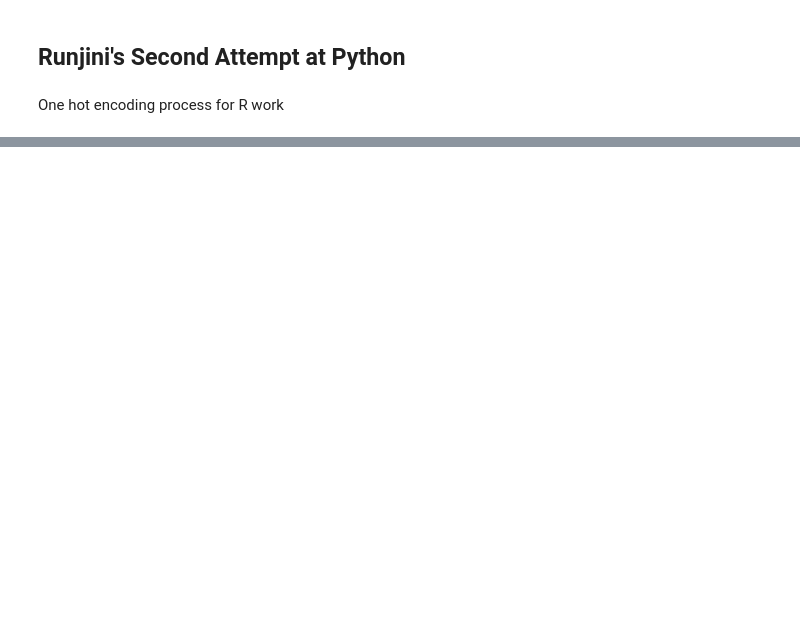
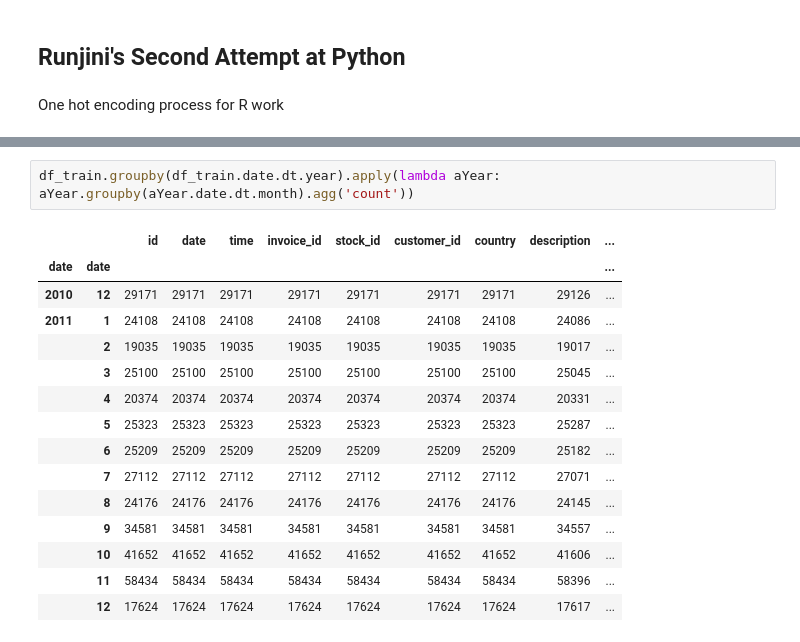
Before and after one commit to hondajyh/RetroSpeckt, a Jupyter notebook: Runjini's Python Experiment.ipynb, the cells around one changed output, grey strips where cells are left out. Saved outputs shown, nothing was run; the diff lists cells and outputs as text; blank space fills up the shorter version.

```diff
--- a/Runjini's Python Experiment.ipynb
+++ b/Runjini's Python Experiment.ipynb
@@ -31,0 +83,18 @@ pd_result
+# %%
+df_train.groupby(df_train.date.dt.year).apply(lambda aYear: aYear.groupby(aYear.date.dt.month).agg('count'))
+# %% [output]
+|  |  | id | date | time | invoice_id | stock_id | customer_id | country | description | ... |
+| date | date |  |  |  |  |  |  |  |  | ... |
+| 2010 | 12 | 29171 | 29171 | 29171 | 29171 | 29171 | 29171 | 29171 | 29126 | ... |
+| 2011 | 1 | 24108 | 24108 | 24108 | 24108 | 24108 | 24108 | 24108 | 24086 | ... |
+|  | 2 | 19035 | 19035 | 19035 | 19035 | 19035 | 19035 | 19035 | 19017 | ... |
+|  | 3 | 25100 | 25100 | 25100 | 25100 | 25100 | 25100 | 25100 | 25045 | ... |
+|  | 4 | 20374 | 20374 | 20374 | 20374 | 20374 | 20374 | 20374 | 20331 | ... |
+|  | 5 | 25323 | 25323 | 25323 | 25323 | 25323 | 25323 | 25323 | 25287 | ... |
+|  | 6 | 25209 | 25209 | 25209 | 25209 | 25209 | 25209 | 25209 | 25182 | ... |
+|  | 7 | 27112 | 27112 | 27112 | 27112 | 27112 | 27112 | 27112 | 27071 | ... |
+|  | 8 | 24176 | 24176 | 24176 | 24176 | 24176 | 24176 | 24176 | 24145 | ... |
+|  | 9 | 34581 | 34581 | 34581 | 34581 | 34581 | 34581 | 34581 | 34557 | ... |
+|  | 10 | 41652 | 41652 | 41652 | 41652 | 41652 | 41652 | 41652 | 41606 | ... |
+|  | 11 | 58434 | 58434 | 58434 | 58434 | 58434 | 58434 | 58434 | 58396 | ... |
+|  | 12 | 17624 | 17624 | 17624 | 17624 | 17624 | 17624 | 17624 | 17617 | ... |
```
Also changed, not shown: parts of 21 cells of this notebook, 2 other files.
